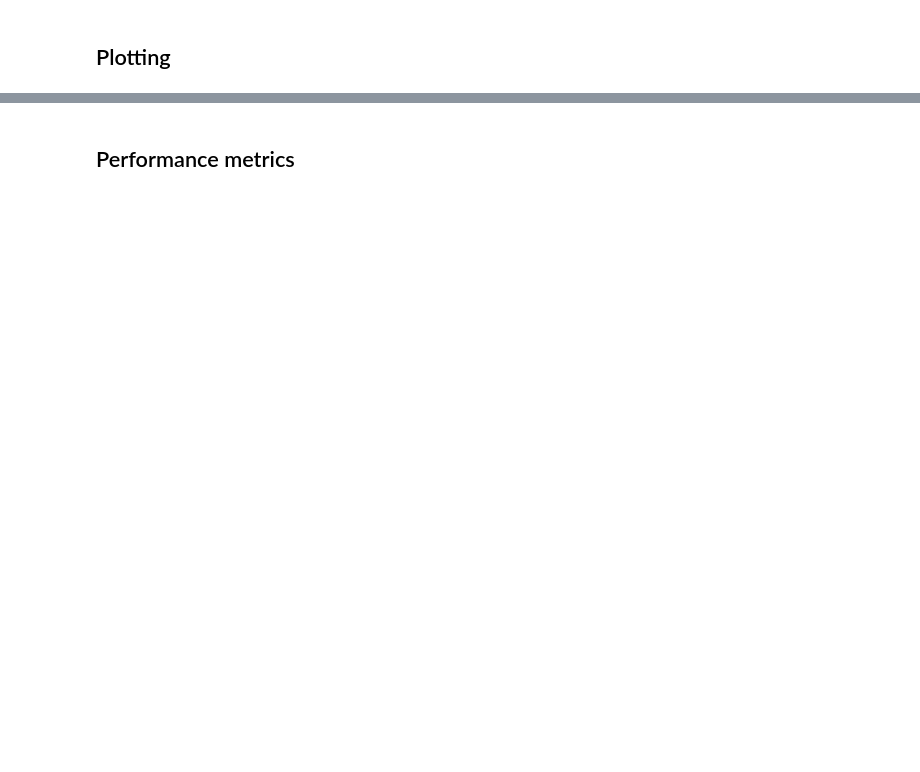
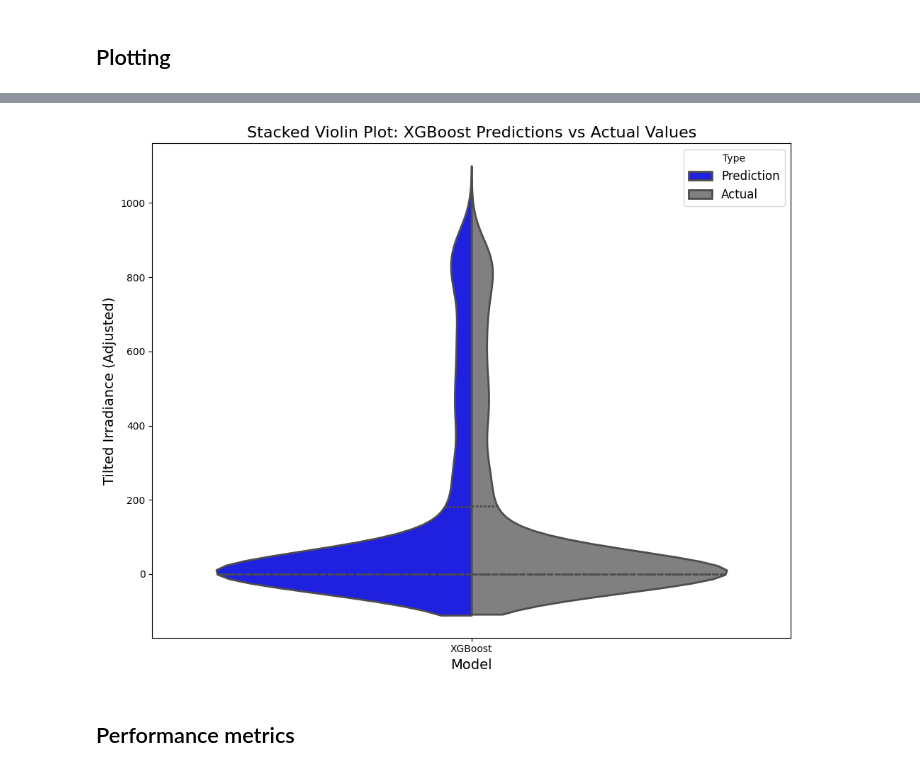
Before and after one commit to giutala/aee_2425, a Jupyter notebook: models.ipynb, the cells around one changed output, grey strips where cells are left out. Cells and saved outputs as stored; diff of their text form; code cells hidden in the pictures; blank space fills up the shorter version.

Commit message:
getting some images for the paper

```diff
--- a/models.ipynb
+++ b/models.ipynb
@@ -355,3 +366,37 @@ plt.show()
+# %%
+import pandas as pd
+import seaborn as sns
+import matplotlib.pyplot as plt
+
+# Prepare data for violin plot in long-form format
+violin_data = pd.DataFrame({
+    'Value': list(xgb_test_pred.flatten()) + list(y_test.to_numpy()),
+    'Type': ['Prediction'] * len(xgb_test_pred.flatten()) +
+            ['Actual'] * len(y_test.to_numpy()),
+    'Category': ['XGBoost'] * (len(xgb_test_pred.flatten()) + len(y_test.to_numpy()))
+})
+
+# Create the plot
+plt.figure(figsize=(10, 8))
+
+# Plot the 'Actual' values with dashed lines
+sns.violinplot(data=violin_data,
+               x='Category', y='Value', hue='Type',
+               split=True, inner="quartile", linewidth=2,
+               palette={"Prediction": "blue", "Actual": "gray"})
+
+# Add title and labels
+plt.title('Stacked Violin Plot: XGBoost Predictions vs Actual Values', fontsize=16)
+plt.ylabel('Tilted Irradiance (Adjusted)', fontsize=14)
+plt.xlabel('Model', fontsize=14)
+
+# Adjust legend
+plt.legend(title='Type', fontsize=12)
+
+plt.tight_layout()
+plt.show()
+# %% [output]
+[figure, added]
 # %% [markdown]
 ## Performance metrics
 # %%
```
Also changed, not shown: parts of 10 cells of this notebook, 6 other files.
